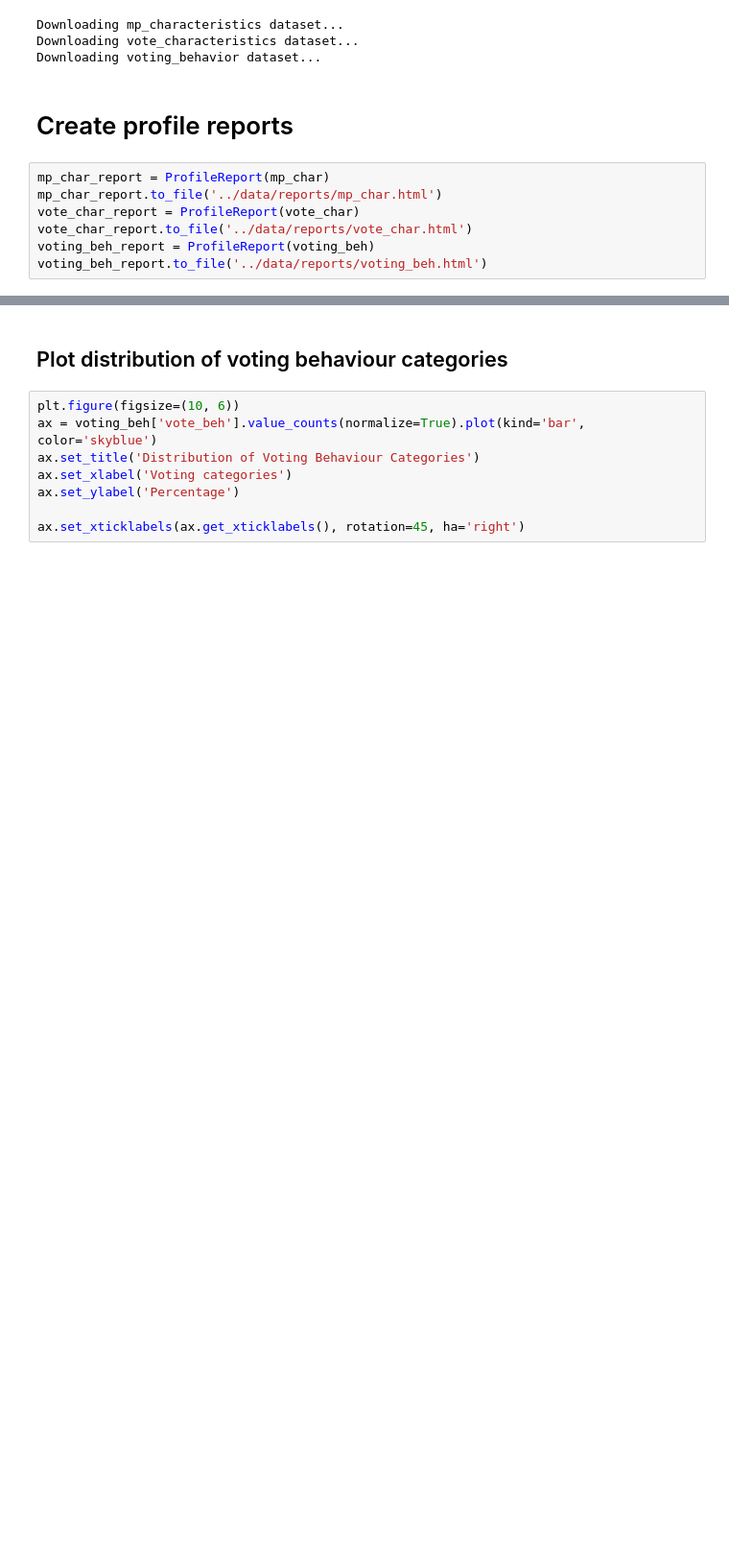
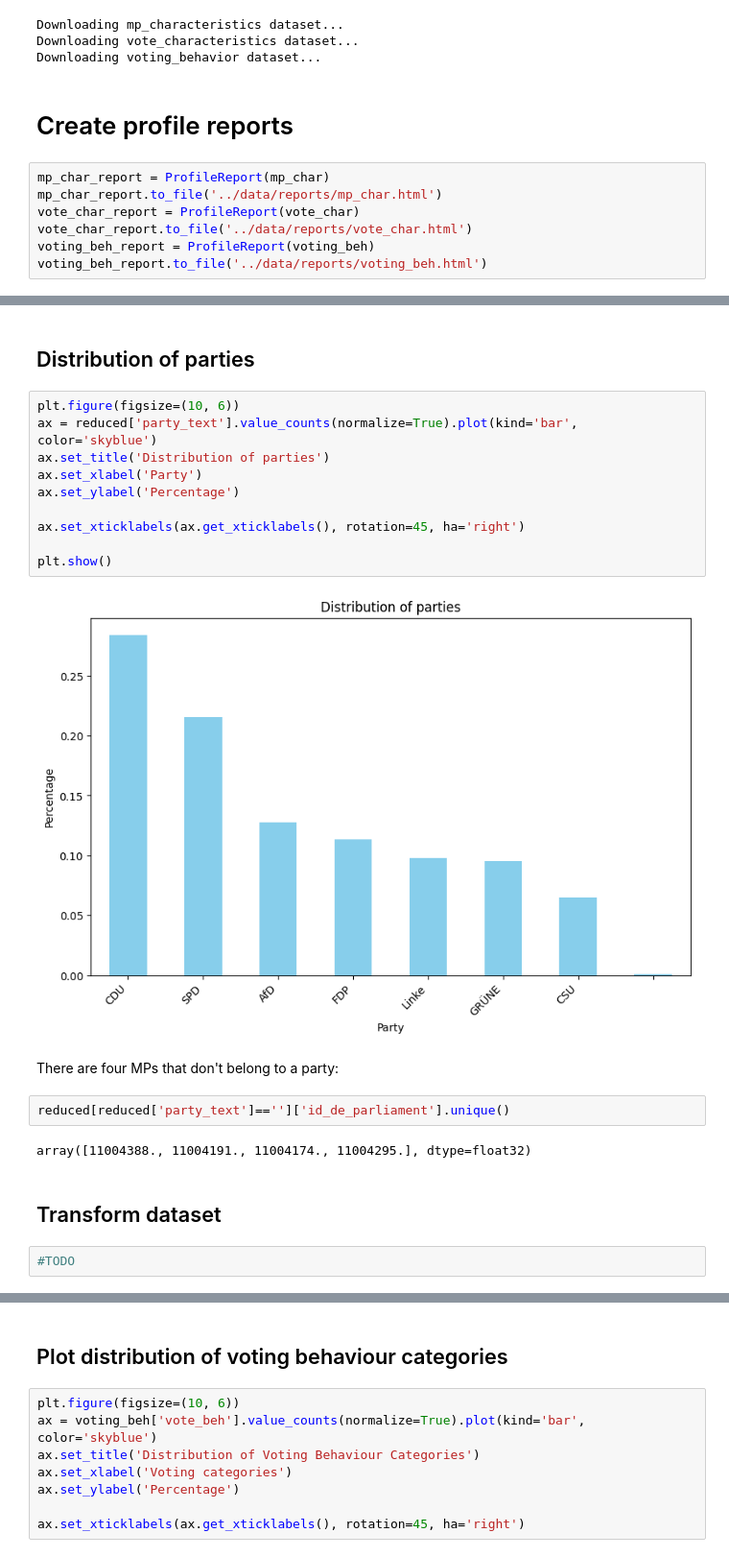
Before and after one commit to mograev/btvote, a Jupyter notebook: notebooks/0-data-understanding.ipynb, the cells around one changed output, grey strips where cells are left out. Shown at 96% size. Cells and saved outputs as stored; diff of their text form; blank space fills up the shorter version.

```diff
--- a/notebooks/0-data-understanding.ipynb
+++ b/notebooks/0-data-understanding.ipynb
@@ -82,0 +120,24 @@ Categories (7, object): ['excused absence' < 'yes' < 'no' < 'abstain' < 'unexcus
+# %% [markdown]
+## Distribution of parties
+# %%
+plt.figure(figsize=(10, 6))
+ax = reduced['party_text'].value_counts(normalize=True).plot(kind='bar', color='skyblue')
+ax.set_title('Distribution of parties')
+ax.set_xlabel('Party')
+ax.set_ylabel('Percentage')
+
+ax.set_xticklabels(ax.get_xticklabels(), rotation=45, ha='right')
+
+plt.show()
+# %% [output]
+[figure, added]
+# %% [markdown]
+There are four MPs that don't belong to a party:
+# %%
+reduced[reduced['party_text']=='']['id_de_parliament'].unique()
+# %% [output]
+array([11004388., 11004191., 11004174., 11004295.], dtype=float32)
+# %% [markdown]
+## Transform dataset
+# %%
+#TODO
```
Also changed, not shown: parts of 18 cells of this notebook.
